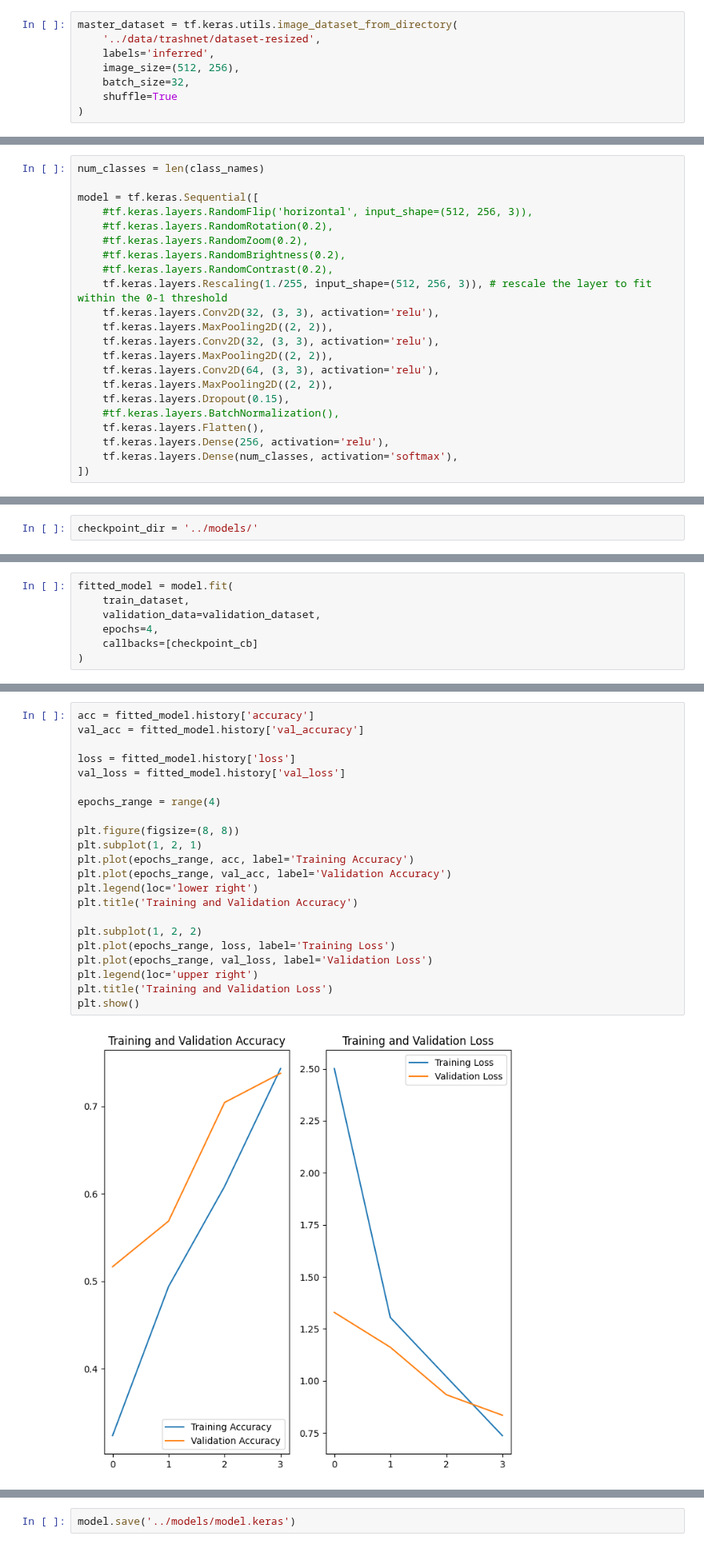
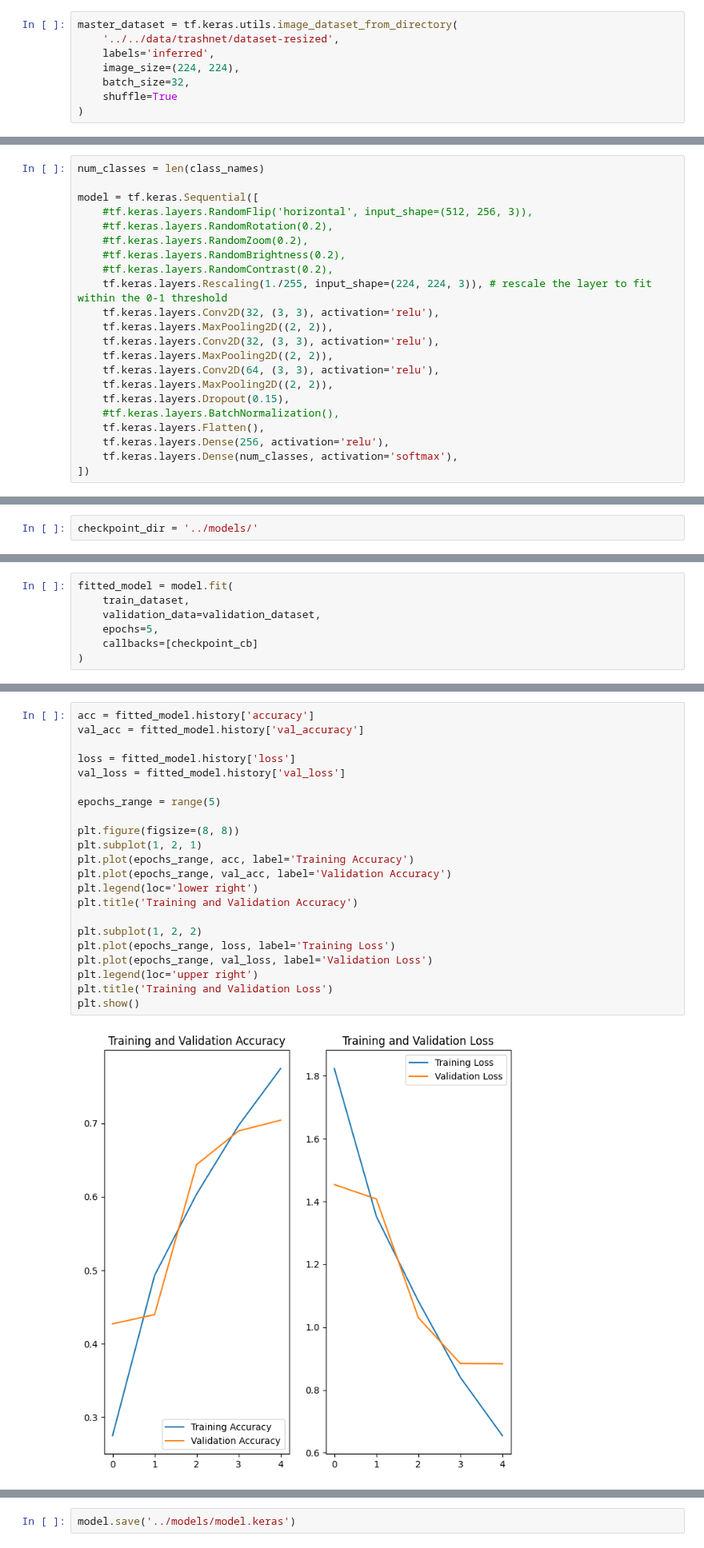
Before and after one commit to manntalati/ai_recycling_assistant, a Jupyter notebook: src/notebooks/model_training.ipynb, the cells around one changed output, grey strips where cells are left out. Shown at 80% size. Saved outputs shown, nothing was run; the diff lists cells and outputs as text.

```diff
--- a/src/notebooks/model_training.ipynb
+++ b/src/notebooks/model_training.ipynb
@@ -8,9 +8,9 @@ import numpy as np
 # size of around 400 images per class would be ideal
 # %%
 master_dataset = tf.keras.utils.image_dataset_from_directory(
-    '../data/trashnet/dataset-resized',
+    '../../data/trashnet/dataset-resized',
     labels='inferred',
-    image_size=(512, 256),
+    image_size=(224, 224),
     batch_size=32,
     shuffle=True
 )
@@ -69,7 +69,7 @@ model = tf.keras.Sequential([
     #tf.keras.layers.RandomZoom(0.2),
     #tf.keras.layers.RandomBrightness(0.2),
     #tf.keras.layers.RandomContrast(0.2),
-    tf.keras.layers.Rescaling(1./255, input_shape=(512, 256, 3)), # rescale the layer to fit within the 0-1 threshold
+    tf.keras.layers.Rescaling(1./255, input_shape=(224, 224, 3)), # rescale the layer to fit within the 0-1 threshold
     tf.keras.layers.Conv2D(32, (3, 3), activation='relu'),
     tf.keras.layers.MaxPooling2D((2, 2)),
     tf.keras.layers.Conv2D(32, (3, 3), activation='relu'),
@@ -125,7 +125,7 @@ checkpoint_cb = tf.keras.callbacks.ModelCheckpoint(
 fitted_model = model.fit(
     train_dataset,
     validation_data=validation_dataset,
-    epochs=4,
+    epochs=5,
     callbacks=[checkpoint_cb]
 )
 # %% [output]
@@ -148,25 +154,25 @@ Epoch 4: val_accuracy improved from 0.70417 to 0.73750, saving model to ../model
 # %%
 acc = fitted_model.history['accuracy']
 val_acc = fitted_model.history['val_accuracy']
 
 loss = fitted_model.history['loss']
 val_loss = fitted_model.history['val_loss']
 
-epochs_range = range(4)
+epochs_range = range(5)
 
 plt.figure(figsize=(8, 8))
 plt.subplot(1, 2, 1)
 plt.plot(epochs_range, acc, label='Training Accuracy')
 plt.plot(epochs_range, val_acc, label='Validation Accuracy')
 plt.legend(loc='lower right')
 plt.title('Training and Validation Accuracy')
 
 plt.subplot(1, 2, 2)
 plt.plot(epochs_range, loss, label='Training Loss')
 plt.plot(epochs_range, val_loss, label='Validation Loss')
 plt.legend(loc='upper right')
 plt.title('Training and Validation Loss')
 plt.show()
 # %% [output]
-[figure, old version]
+[figure, new version]
 # %%
```
Also changed, not shown: parts of 4 cells of this notebook, 5 other files.
